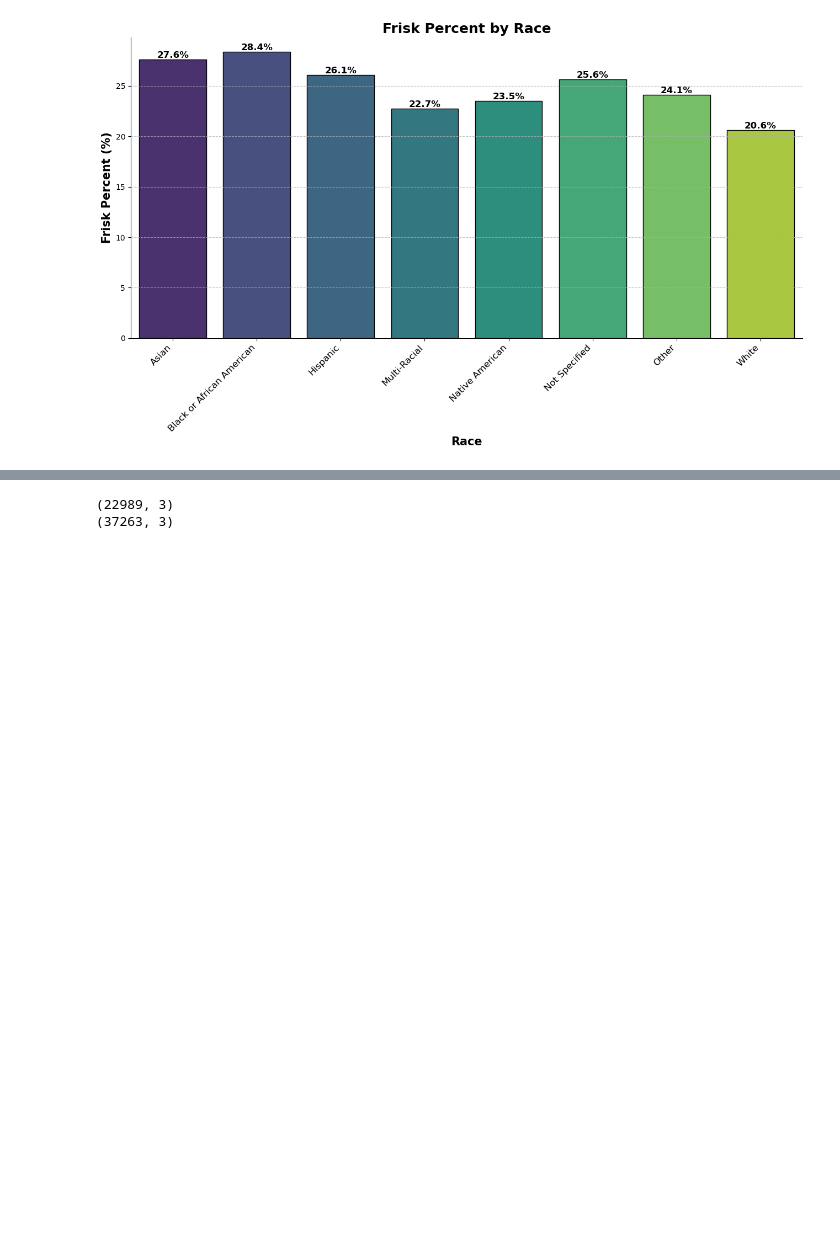
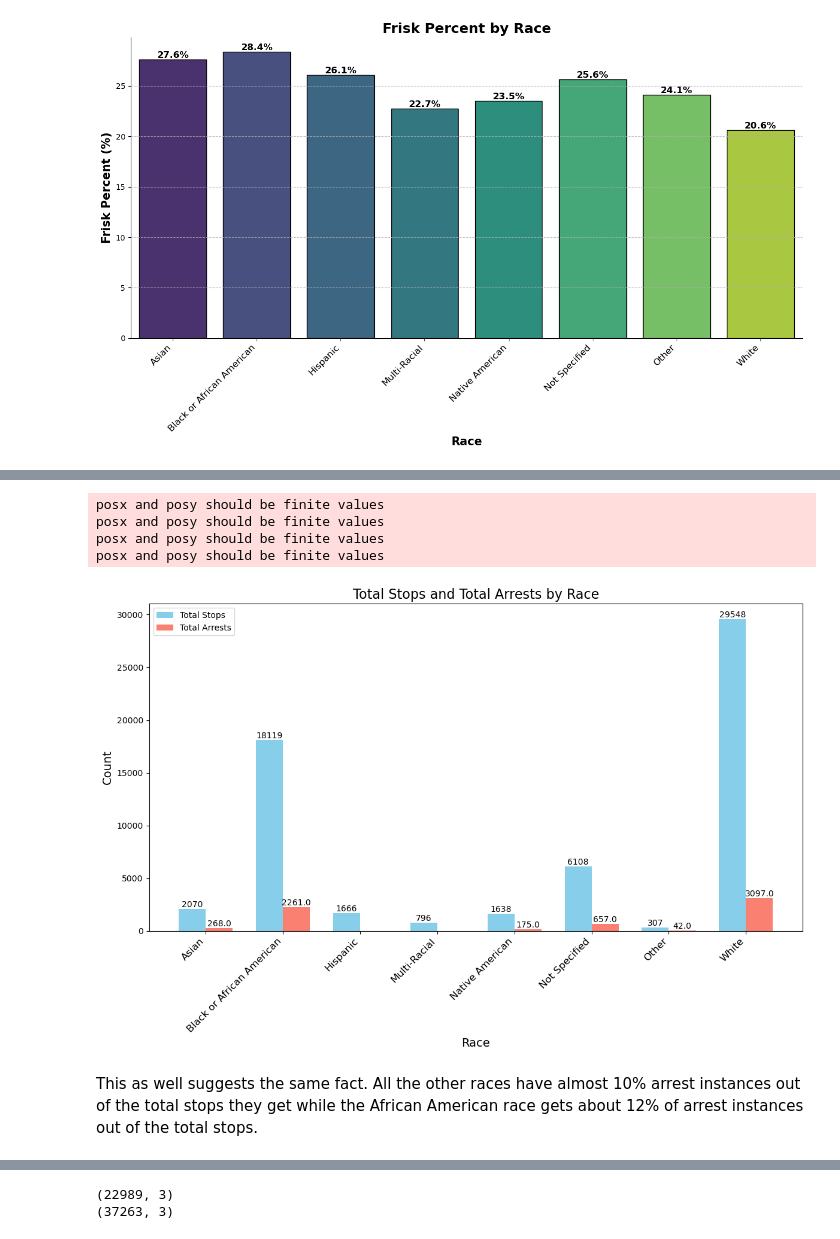
Before and after one commit to ShamlaA/Terry-Traffic-Stops-Prediction-for-Racial-Bias, a Jupyter notebook: Terry_stops_EDA.ipynb, the cells around one changed output, grey strips where cells are left out. Saved outputs shown, nothing was run; the diff lists cells and outputs as text; code cells hidden in the pictures; blank space fills up the shorter version.

```diff
--- a/Terry_stops_EDA.ipynb
+++ b/Terry_stops_EDA.ipynb
@@ -243,0 +242,15 @@ arrests.head()
+# %%
+# Relationship between Terry Stops and Arrests per race
+total_arrests = df[df['arrest_flag'] == 'Y'].groupby('subject_perceived_race')['terry_stop_id'].count()
+total_stops = df.groupby('subject_perceived_race')['terry_stop_id'].count()
+arrest_data = pd.DataFrame({
+    'total_stops': total_stops,
+    'total_arrests': total_arrests})
+arrest_data = arrest_data.reset_index()
+
+# arrests = df[['arrest_flag', 'frisk_flag', 'same_race']]
+
+# print(arrests.shape)
+# arrests.head()
+
+arrest_data
@@ -244 +267,48 @@ arrests.head()
+# %%
+# Plotting the relationship between Terry Stops and Arrests per race
+# Define data
+races = arrest_data['subject_perceived_race']
+total_stops = arrest_data['total_stops']
+total_arrests = arrest_data['total_arrests']
+
+# Define the width of each bar and positions
+bar_width = 0.35
+index = np.arange(len(races))
+
+# Create a figure and axis
+fig, ax = plt.subplots(figsize=(12, 8))
+
+# Plot bars for total stops and total arrests
+bars1 = ax.bar(index, total_stops, bar_width, label='Total Stops', color='skyblue')
+bars2 = ax.bar(index + bar_width, total_arrests, bar_width, label='Total Arrests', color='salmon')
+
+# Add labels, title, and legend
+ax.set_xlabel('Race', fontsize=14)
+ax.set_ylabel('Count', fontsize=14)
+ax.set_title('Total Stops and Total Arrests by Race', fontsize=16)
+ax.set_xticks(index + bar_width / 2)
+ax.set_xticklabels(races, rotation=45, ha='right', fontsize=12)
+ax.legend()
+
+# Add value labels on bars
+for bars in [bars1, bars2]:
+    for bar in bars:
+        height = bar.get_height()
+        ax.text(
+            bar.get_x() + bar.get_width() / 2.0, height,
+            f'{height}',
+            ha='center', va='bottom', fontsize=10
+        )
+
+# Adjust layout
+plt.tight_layout()
+plt.show()
+# %% [output]
+posx and posy should be finite values
+posx and posy should be finite values
+posx and posy should be finite values
+posx and posy should be finite values
+[figure, added]
+# %% [markdown]
+This as well suggests the same fact. All the other races have almost 10% arrest instances out of the total stops they get while the African American race gets about 12% of arrest instances out of the total stops.
 # %% [markdown]
```
Also changed, not shown: parts of 29 cells of this notebook.
